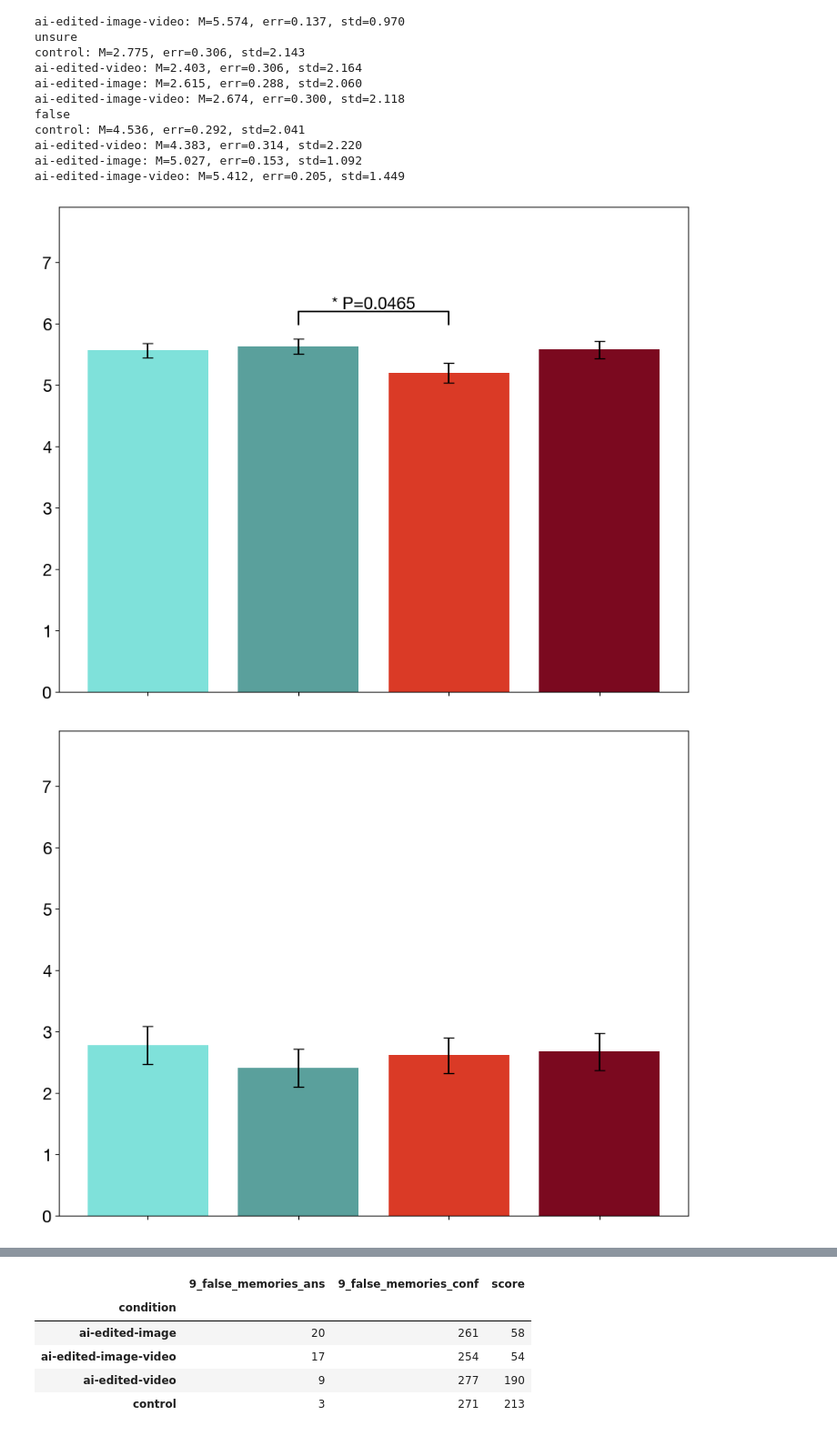
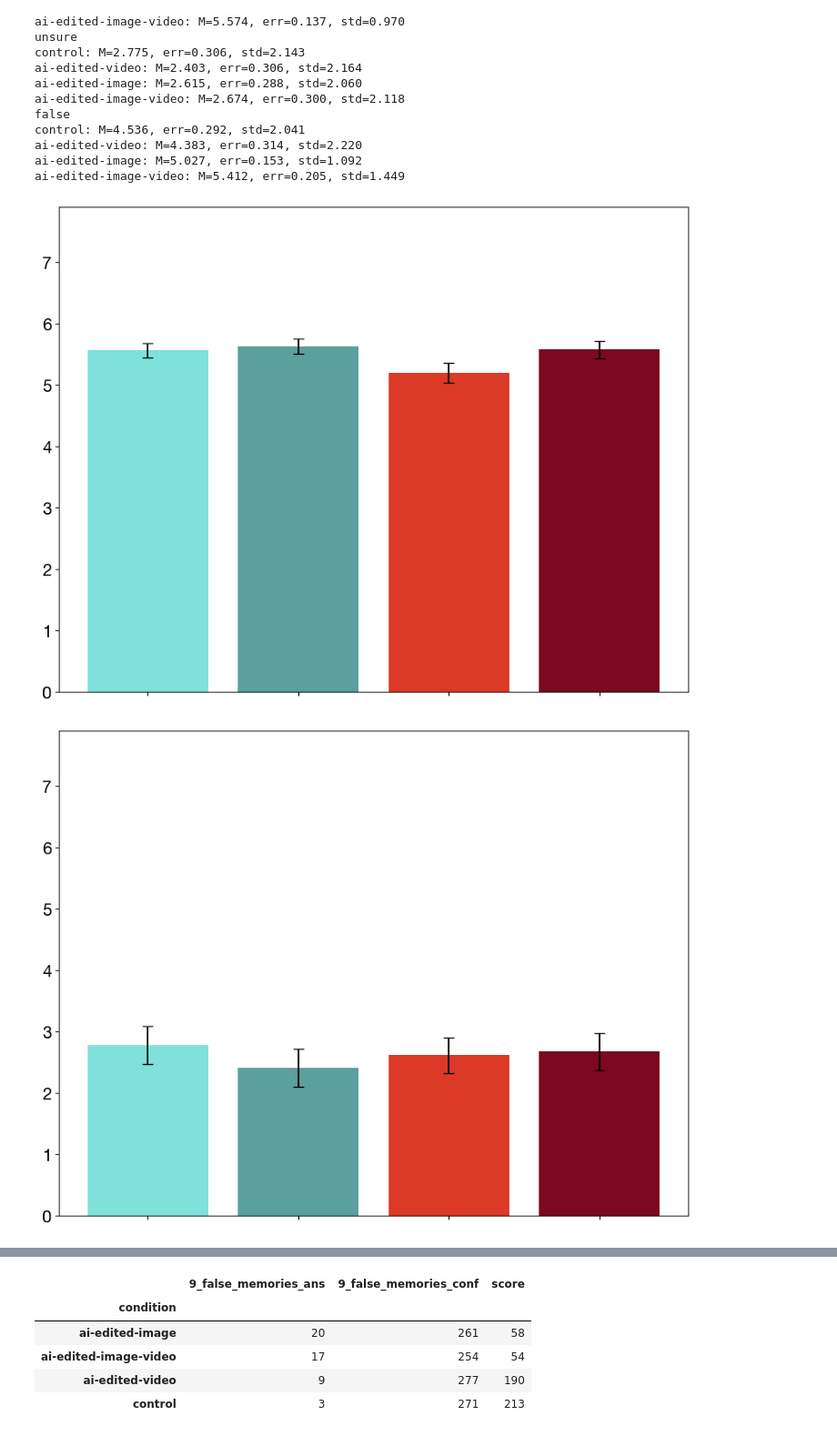
Before and after one commit to mitmedialab/synthetic-human-memories, a Jupyter notebook: analyze/main-specific.ipynb, the cells around one changed output, grey strips where cells are left out. Shown: that part at 91% size. Drawn from its saved outputs; the diff is of its cells as text; code cells hidden in the pictures.

```diff
--- a/analyze/main-specific.ipynb
+++ b/analyze/main-specific.ipynb
@@ -615,7 +625,7 @@ x_pos = np.arange(len(conditions))
 # Significance values (p-values) for the significance markers
 # *, P<0.05; **, P<0.01; ***, P<0.001; ****, P<0.0001.
 significance_values = [[
-    ((1, 2), '* P=0.0465'),
+    # ((1, 2), '* P=0.0465'),
 ], [], [
     ((0, 3), '* P=0.0139'),
     ((1, 3), '* P=0.0150'),
@@ -639,34 +649,34 @@ for i in range(3):
     # plt.xlabel('Experimental Condition')
     plt.xticks(x_pos, ordered_labels)
 
     # Adding significance markers with p-values, separate and not overlapping
     y_base_offset = 0.2  # Base vertical offset for significance lines
     y_increment = 0.6  # Increment for each subsequent significance marker
 
     # Initialize the first y position above the highest bar
     current_y_position = max(curr_means) + max(curr_errors) + y_base_offset
 
     for idx, ((i, j), label) in enumerate(significance_values[i]):
         x1, x2 = x_pos[i], x_pos[j]
         # print("{1} and {2} with id: {0}".format(idx, x1, x2))
         y = current_y_position
         h, col = 0.2, 'k'
         plt.plot([x1, x1, x2, x2], [y, y+h, y+h, y], lw=1.5, c=col)
         plt.text((x1 + x2) * 0.5, y + h, label, ha='center', va='bottom', color=col)
         current_y_position += y_increment  # Update the y position for the next marker
 
     # Adjust plot limits to make space for significance markers
     plt.ylim(0, 7.9) # current_y_position + y_increment
 
     # Improve layout
     plt.tight_layout()
 
     #plt.savefig('foo.png', bbox_inches='tight')
 
     # Show the plot
     plt.show()
 # %% [output]
-[figure, old version]
+[figure, new version]
 [figure]
 [figure]
 # %%
```
Also changed, not shown: parts of 2 cells of this notebook.
